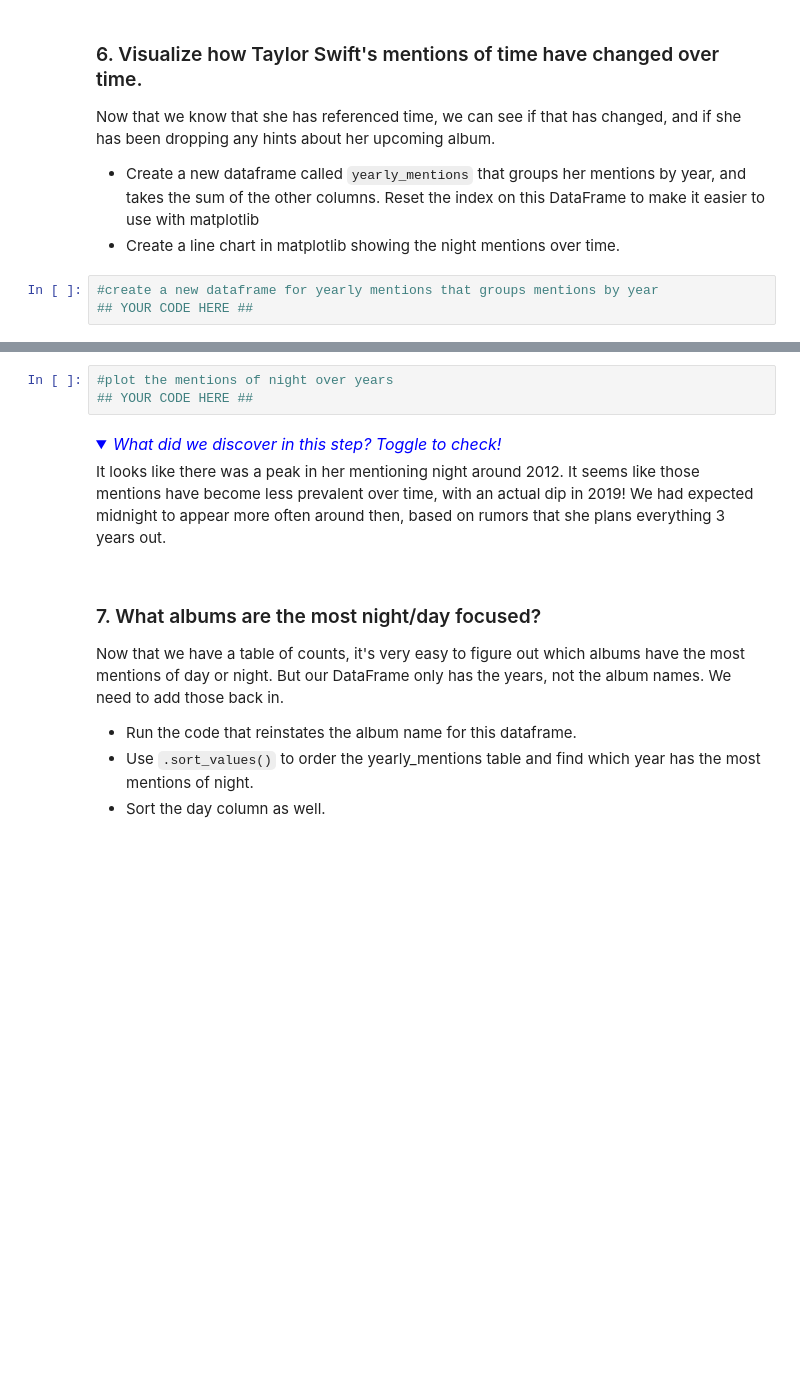
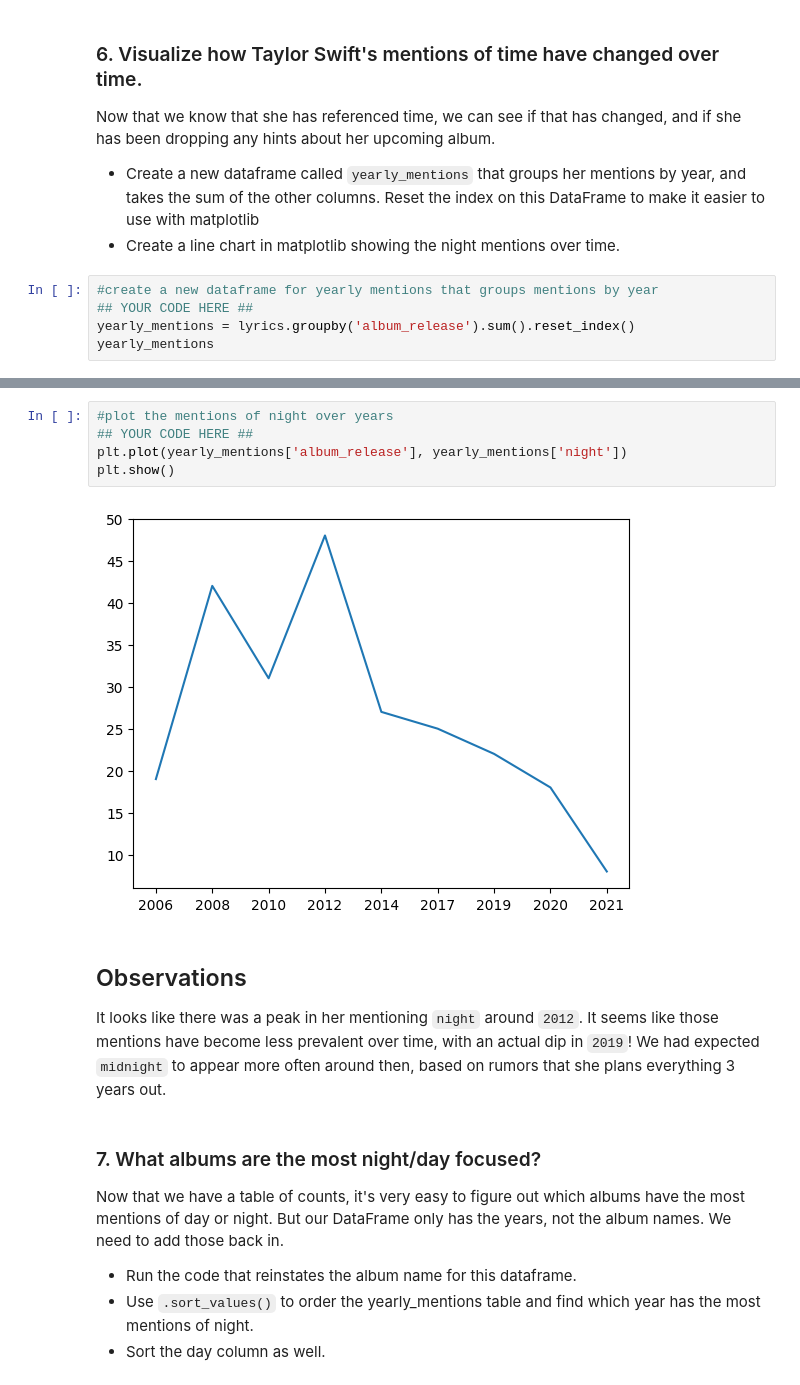
Before and after one commit to HNW11/Python_Analyze_TaylorSwift_Lyrics, a Jupyter notebook: notebook.ipynb, the cells around one changed output, grey strips where cells are left out. Cells and saved outputs as stored; diff of their text form; folded sections open; blank space fills up the shorter version.

```diff
--- a/notebook.ipynb
+++ b/notebook.ipynb
@@ -252,3 +248,5 @@ Now that we know that she has referenced time, we can see if that has changed, a
 # %%
 #create a new dataframe for yearly mentions that groups mentions by year
 ## YOUR CODE HERE ##
+yearly_mentions = lyrics.groupby('album_release').sum().reset_index()
+yearly_mentions
@@ -255,13 +264,13 @@ Now that we know that she has referenced time, we can see if that has changed, a
 # %%
 #plot the mentions of night over years
 ## YOUR CODE HERE ##
+plt.plot(yearly_mentions['album_release'], yearly_mentions['night'])
+plt.show()
+# %% [output]
+[figure, added]
 # %% [markdown]
-<details>
-    <summary style="display:list-item; font-size:16px; color:blue;"><i>What did we discover in this step? Toggle to check!</i></summary>
-
-It looks like there was a peak in her mentioning night around 2012. It seems like those mentions have become less prevalent over time, with an actual dip in 2019! We had expected midnight to appear more often around then, based on rumors that she plans everything 3 years out.
-
-</details>
+## Observations
+It looks like there was a peak in her mentioning `night` around `2012`. It seems like those mentions have become less prevalent over time, with an actual dip in `2019`! We had expected `midnight` to appear more often around then, based on rumors that she plans everything 3 years out.
 # %% [markdown]
 ### 7. What albums are the most night/day focused?
 Now that we have a table of counts, it's very easy to figure out which albums have the most mentions of day or night. But our DataFrame only has the years, not the album names. We need to add those back in.
```
Also changed, not shown: parts of 28 cells of this notebook.
